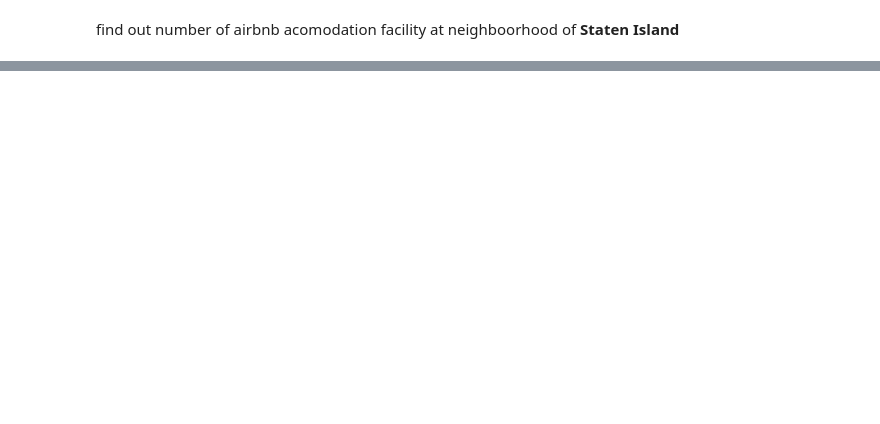
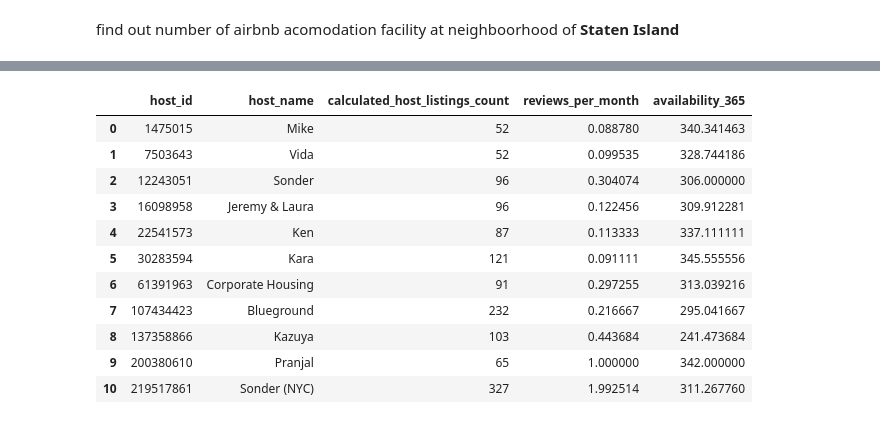
Before and after one commit to Kunaltembhare003/EDA, a Jupyter notebook: Copy_of_Airbnb_Bookings_Analysis_Capstone_Project.ipynb, the cells around one changed output, grey strips where cells are left out. Cells and saved outputs as stored; diff of their text form; code cells hidden in the pictures; blank space fills up the shorter version.

```diff
--- a/Copy_of_Airbnb_Bookings_Analysis_Capstone_Project.ipynb
+++ b/Copy_of_Airbnb_Bookings_Analysis_Capstone_Project.ipynb
@@ -547,6 +586,20 @@ plt.show()
 # %%
 #df.groupby(['availability_365','reviews_per_month']) and df['availability_365'>= 100]
 df['reviews_per_month'] = df['reviews_per_month'].fillna(0)
 av_365 = df.loc[~((df['availability_365'] <= 200) | (df['calculated_host_listings_count']<=50)| (df['reviews_per_month'] == 0))].reset_index()
 av_365=av_365.groupby(["host_id",'host_name','calculated_host_listings_count'],as_index=False)['reviews_per_month','availability_365'].mean()
+av_365.sort_values('reviews_per_month',ascending=True)
 av_365
+# %% [output]
+|  | host_id | host_name | calculated_host_listings_count | reviews_per_month | availability_365 |
+| 0 | 1475015 | Mike | 52 | 0.088780 | 340.341463 |
+| 1 | 7503643 | Vida | 52 | 0.099535 | 328.744186 |
+| 2 | 12243051 | Sonder | 96 | 0.304074 | 306.000000 |
+| 3 | 16098958 | Jeremy & Laura | 96 | 0.122456 | 309.912281 |
+| 4 | 22541573 | Ken | 87 | 0.113333 | 337.111111 |
+| 5 | 30283594 | Kara | 121 | 0.091111 | 345.555556 |
+| 6 | 61391963 | Corporate Housing | 91 | 0.297255 | 313.039216 |
+| 7 | 107434423 | Blueground | 232 | 0.216667 | 295.041667 |
+| 8 | 137358866 | Kazuya | 103 | 0.443684 | 241.473684 |
+| 9 | 200380610 | Pranjal | 65 | 1.000000 | 342.000000 |
+| 10 | 219517861 | Sonder (NYC) | 327 | 1.992514 | 311.267760 |
```
Also changed, not shown: parts of 25 cells of this notebook.
